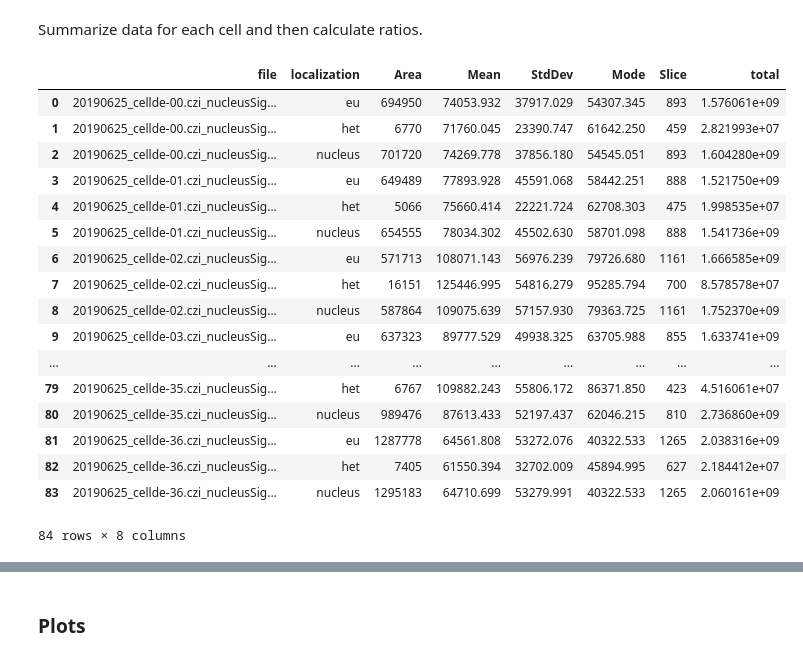
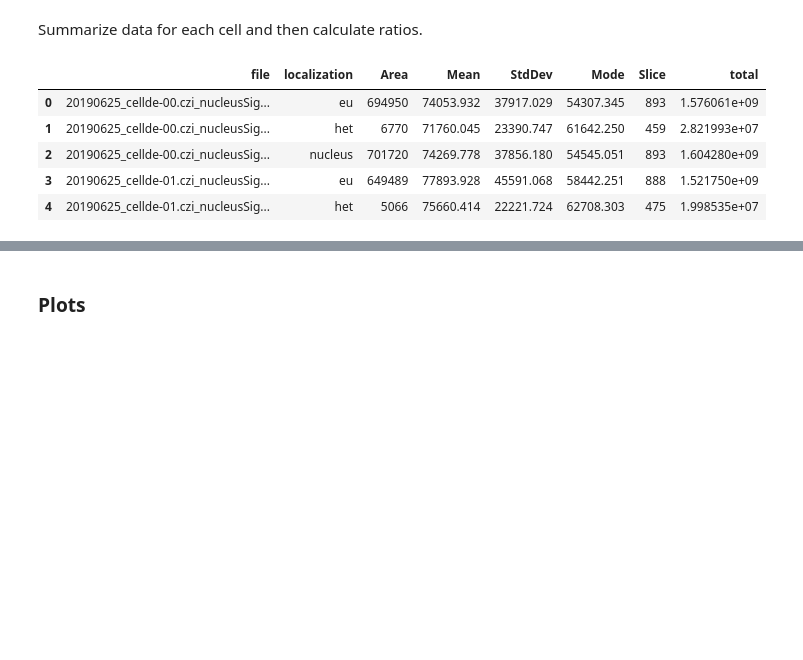
Before and after one commit to purvislab/MCM_project, a Jupyter notebook: MCM_inHetChrom_plotter_v1.ipynb, the cells around one changed output, grey strips where cells are left out. Drawn from its saved outputs; the diff is of its cells as text; code cells hidden in the pictures; blank space fills up the shorter version.

```diff
--- a/MCM_inHetChrom_plotter.ipynb
+++ b/MCM_inHetChrom_plotter_v1.ipynb
@@ -11,7 +11,7 @@ import matplotlib.pyplot as plt
 import seaborn as sns
 # %%
 # specify directory to analyze
-myDir=r'F:\for Kasia\DATA\20190625_decon\results'
+myDir=r'S:\ActiveUsers\Kasia\2019_Liu_forMacro\DATA\20190625_decon\results'
 # %% [markdown]
 Read all the data - original csv files contain measurements for each frame.
 # %%
@@ -51,26 +51,14 @@ Summarize data for each cell and then calculate ratios.
 # %%
 myData_cells=myData.groupby(['file','localization'], as_index=False).sum()
 # %%
-myData_cells
+myData_cells.head()
 # %% [output]
 |  | file | localization | Area | Mean | StdDev | Mode | Slice | total |
 | 0 | 20190625_cellde-00.czi_nucleusSig... | eu | 694950 | 74053.932 | 37917.029 | 54307.345 | 893 | 1.576061e+09 |
 | 1 | 20190625_cellde-00.czi_nucleusSig... | het | 6770 | 71760.045 | 23390.747 | 61642.250 | 459 | 2.821993e+07 |
 | 2 | 20190625_cellde-00.czi_nucleusSig... | nucleus | 701720 | 74269.778 | 37856.180 | 54545.051 | 893 | 1.604280e+09 |
 | 3 | 20190625_cellde-01.czi_nucleusSig... | eu | 649489 | 77893.928 | 45591.068 | 58442.251 | 888 | 1.521750e+09 |
 | 4 | 20190625_cellde-01.czi_nucleusSig... | het | 5066 | 75660.414 | 22221.724 | 62708.303 | 475 | 1.998535e+07 |
-| 5 | 20190625_cellde-01.czi_nucleusSig... | nucleus | 654555 | 78034.302 | 45502.630 | 58701.098 | 888 | 1.541736e+09 |
-| 6 | 20190625_cellde-02.czi_nucleusSig... | eu | 571713 | 108071.143 | 56976.239 | 79726.680 | 1161 | 1.666585e+09 |
-| 7 | 20190625_cellde-02.czi_nucleusSig... | het | 16151 | 125446.995 | 54816.279 | 95285.794 | 700 | 8.578578e+07 |
-| 8 | 20190625_cellde-02.czi_nucleusSig... | nucleus | 587864 | 109075.639 | 57157.930 | 79363.725 | 1161 | 1.752370e+09 |
-| 9 | 20190625_cellde-03.czi_nucleusSig... | eu | 637323 | 89777.529 | 49938.325 | 63705.988 | 855 | 1.633741e+09 |
-| ... | ... | ... | ... | ... | ... | ... | ... | ... |
-| 79 | 20190625_cellde-35.czi_nucleusSig... | het | 6767 | 109882.243 | 55806.172 | 86371.850 | 423 | 4.516061e+07 |
-| 80 | 20190625_cellde-35.czi_nucleusSig... | nucleus | 989476 | 87613.433 | 52197.437 | 62046.215 | 810 | 2.736860e+09 |
-| 81 | 20190625_cellde-36.czi_nucleusSig... | eu | 1287778 | 64561.808 | 53272.076 | 40322.533 | 1265 | 2.038316e+09 |
-| 82 | 20190625_cellde-36.czi_nucleusSig... | het | 7405 | 61550.394 | 32702.009 | 45894.995 | 627 | 2.184412e+07 |
-| 83 | 20190625_cellde-36.czi_nucleusSig... | nucleus | 1295183 | 64710.699 | 53279.991 | 40322.533 | 1265 | 2.060161e+09 |
-84 rows × 8 columns
 # %%
 def group_norm(group):
     # find norm factors/group
```
Also changed, not shown: parts of 1 cell of this notebook, 4 other files.
